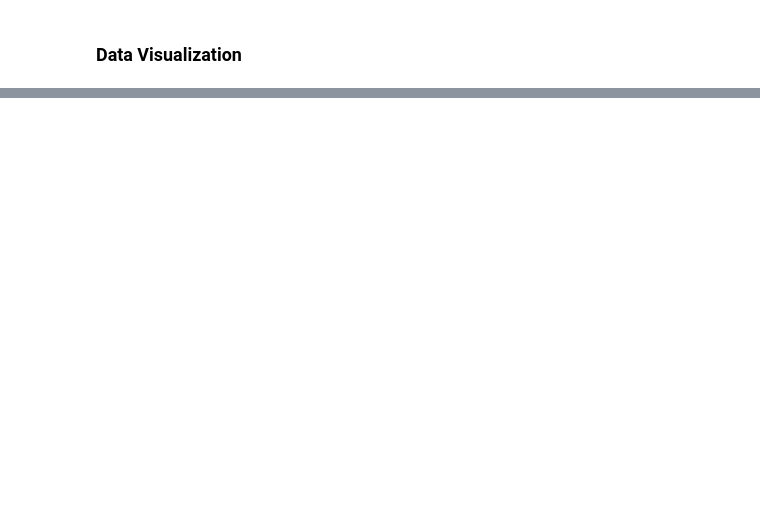
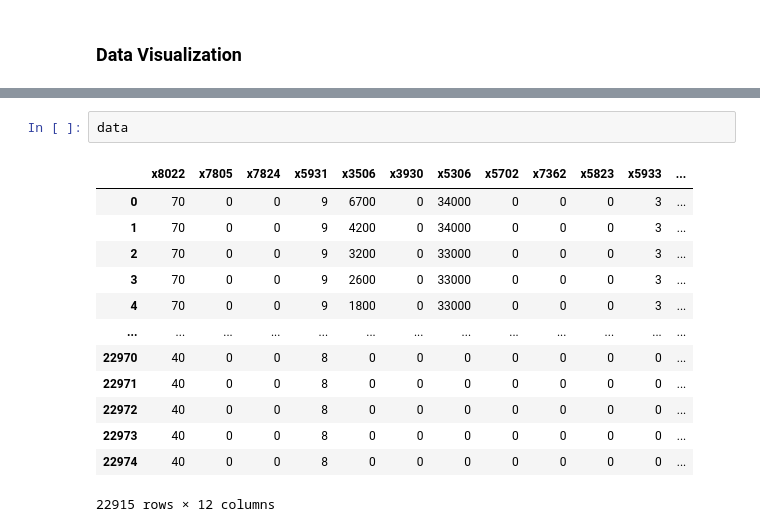
Before and after one commit to hwiminPark/ECON-495-Project, a Jupyter notebook: predict_individual_savings.ipynb, the cells around one changed output, grey strips where cells are left out. Cells and saved outputs as stored; diff of their text form; blank space fills up the shorter version.

```diff
--- a/predict_individual_savings.ipynb
+++ b/predict_individual_savings.ipynb
@@ -169,0 +183,16 @@ data.describe()
+# %%
+data
+# %% [output]
+|  | x8022 | x7805 | x7824 | x5931 | x3506 | x3930 | x5306 | x5702 | x7362 | x5823 | x5933 | ... |
+| 0 | 70 | 0 | 0 | 9 | 6700 | 0 | 34000 | 0 | 0 | 0 | 3 | ... |
+| 1 | 70 | 0 | 0 | 9 | 4200 | 0 | 34000 | 0 | 0 | 0 | 3 | ... |
+| 2 | 70 | 0 | 0 | 9 | 3200 | 0 | 33000 | 0 | 0 | 0 | 3 | ... |
+| 3 | 70 | 0 | 0 | 9 | 2600 | 0 | 33000 | 0 | 0 | 0 | 3 | ... |
+| 4 | 70 | 0 | 0 | 9 | 1800 | 0 | 33000 | 0 | 0 | 0 | 3 | ... |
+| ... | ... | ... | ... | ... | ... | ... | ... | ... | ... | ... | ... | ... |
+| 22970 | 40 | 0 | 0 | 8 | 0 | 0 | 0 | 0 | 0 | 0 | 0 | ... |
+| 22971 | 40 | 0 | 0 | 8 | 0 | 0 | 0 | 0 | 0 | 0 | 0 | ... |
+| 22972 | 40 | 0 | 0 | 8 | 0 | 0 | 0 | 0 | 0 | 0 | 0 | ... |
+| 22973 | 40 | 0 | 0 | 8 | 0 | 0 | 0 | 0 | 0 | 0 | 0 | ... |
+| 22974 | 40 | 0 | 0 | 8 | 0 | 0 | 0 | 0 | 0 | 0 | 0 | ... |
+22915 rows × 12 columns
```
Also changed, not shown: parts of 6 cells of this notebook.
